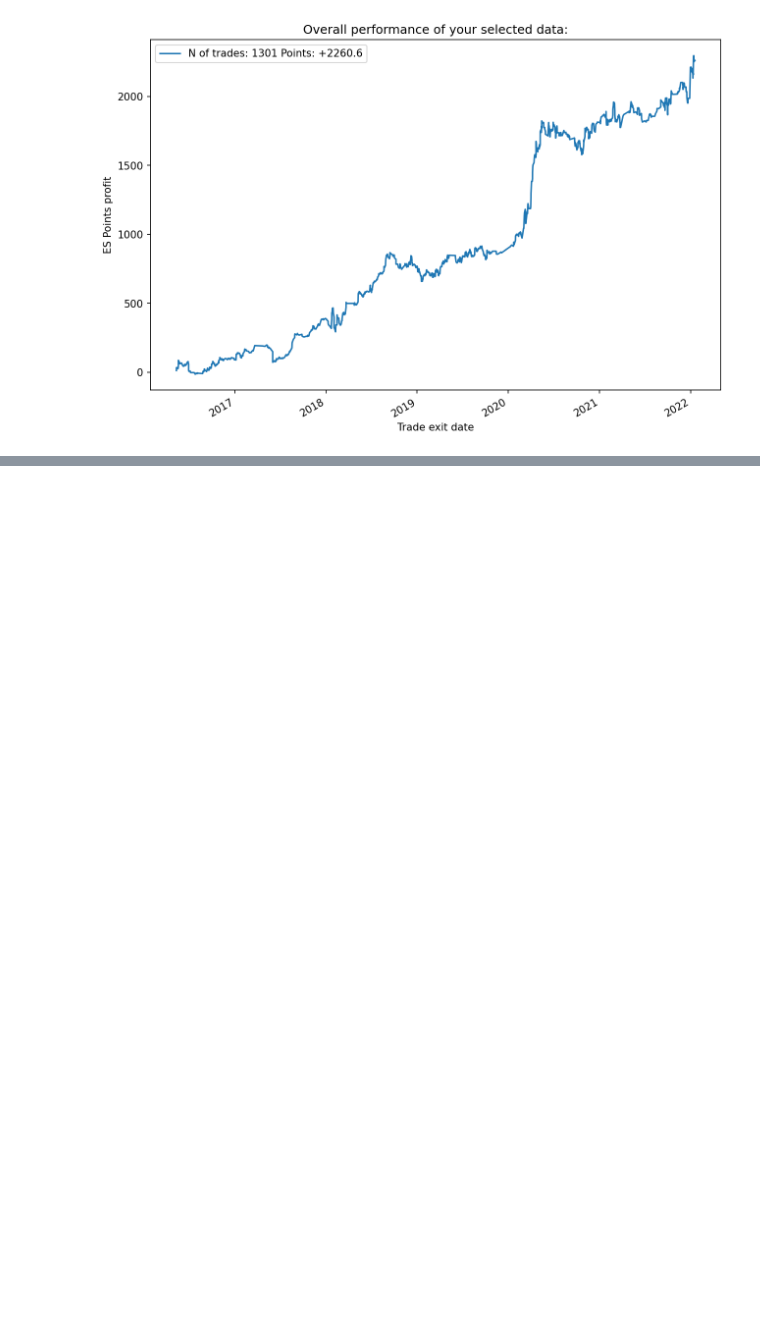
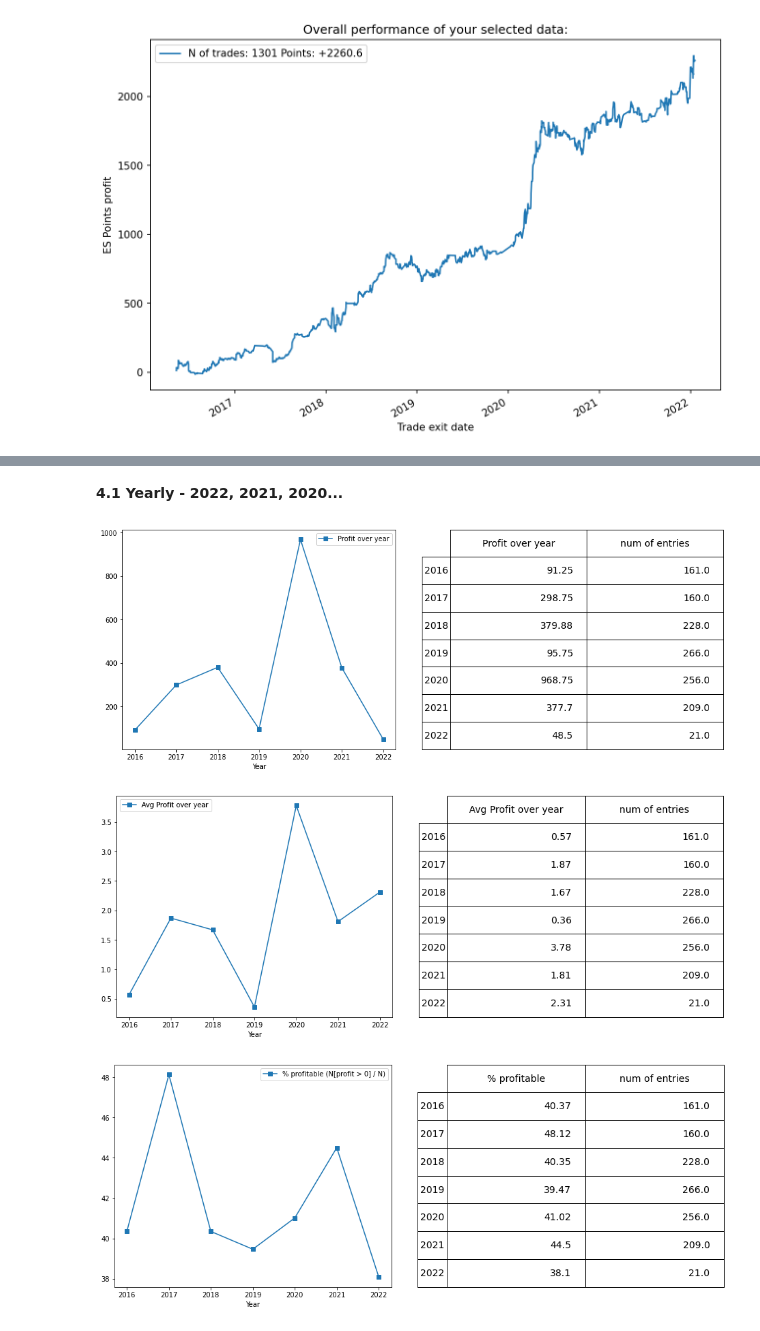
Before and after one commit to finance33/merged_trades_analysis, a Jupyter notebook: merged_trades.ipynb, the cells around one changed output, grey strips where cells are left out. Saved outputs shown, nothing was run; the diff lists cells and outputs as text; code cells hidden in the pictures; blank space fills up the shorter version.

```diff
--- a/merged_trades.ipynb
+++ b/merged_trades.ipynb
@@ -189,0 +294,45 @@ KeyError: 'ordinal'
+# %%
+def table_plot(dt, col_name, index_name, bbox_i=None, drop=None, is_map=None):
+    if col_name == '% profitable':
+        dt['% profitable'] = calc_perc(dt['sum'], dt['count'])
+        dt = dt.drop('sum', axis=1)
+        dt.columns = ['num of entries', '% profitable']
+        dt = dt[['% profitable', 'num of entries']]
+    else:
+        dt.columns = [col_name, 'num of entries']
+
+    if is_map:
+        dt.index = dt.index.map(is_map)
+    dt.index.name = index_name
+    dt[col_name] = dt[col_name].round(2)
+    dt['num of entries'] = dt['num of entries'].astype(int)
+    y_size = 6
+    if len(dt) > 12:
+        y_size += len(dt)*0.15
+    fig, axs = plt.subplots(ncols=2, figsize=(16,y_size))
+    to_plot = dt[col_name]
+    if drop:
+        to_plot = dt.drop(drop, axis=0, errors='ignore')[col_name]
+    col_name = '% profitable (N[profit > 0] / N)' if col_name == '% profitable' else col_name
+    to_plot.plot(ax=axs[0], marker='s', label=col_name)
+    axs[0].legend();
+
+    axs[1].axis('off')
+    bbox = [0, 0, 1, 1]
+    if bbox_i: bbox = bbox_i
+    mpl_table = axs[1].table(cellText = dt.values, rowLabels = dt.index, bbox=bbox, colLabels=dt.columns)
+    mpl_table.set_fontsize(14)
+# %% [markdown]
+<p><b>4.1 Yearly - 2022, 2021, 2020...</p></b>
+# %%
+yearly = df.groupby(df['time_entry'].dt.year)['profit'].agg(['sum', 'count'])
+yearly_avg = df.groupby(df['time_entry'].dt.year)['profit'].agg(['mean', 'count'])
+yearly_perc = df.groupby(df['time_entry'].dt.year)['is_profit'].agg(['sum', 'count'])
+
+table_plot(yearly, 'Profit over year', 'Year')
+table_plot(yearly_avg, 'Avg Profit over year', 'Year')
+table_plot(yearly_perc, '% profitable', 'Year')
+# %% [output]
+[figure, added]
+[figure, added]
+[figure, added]
```
Also changed, not shown: parts of 30 cells of this notebook.
